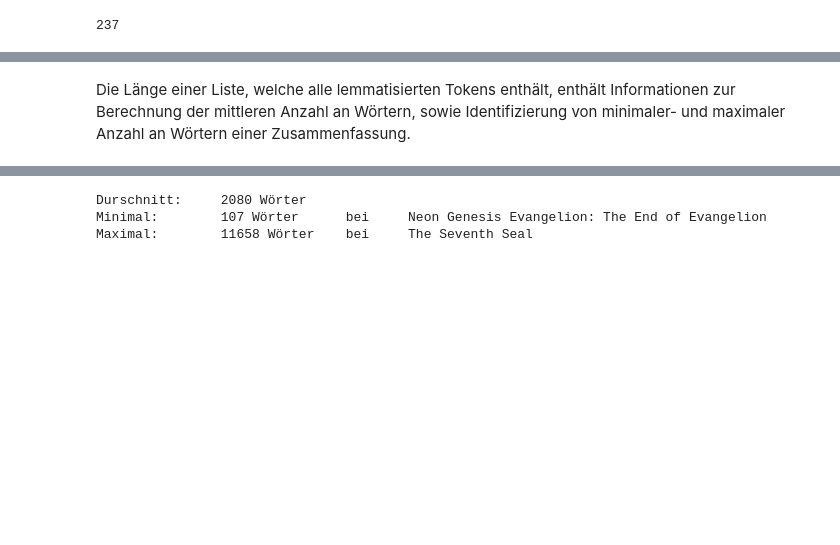
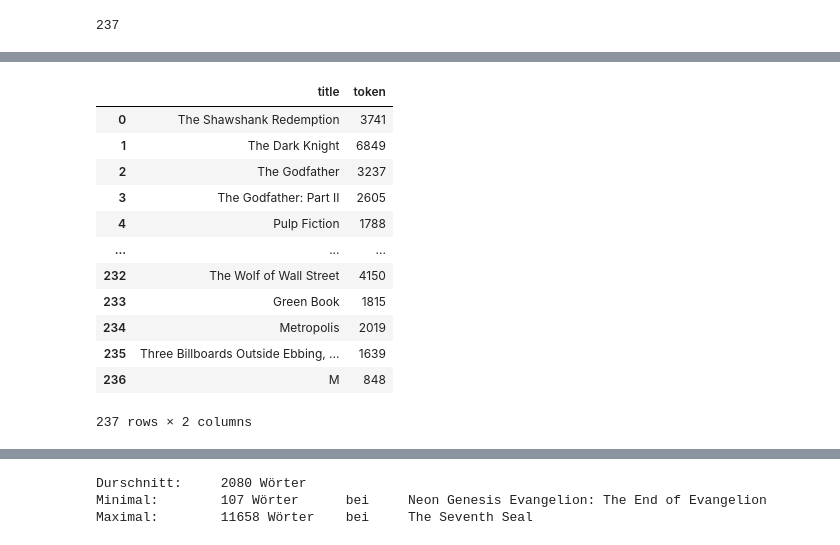
Before and after one commit to Schlagoo/nlp_project_sose20, a Jupyter notebook: code/3_nlp_preprocessing_schlaak_weise.ipynb, the cells around one changed output, grey strips where cells are left out. Saved outputs shown, nothing was run; the diff lists cells and outputs as text; code cells hidden in the pictures; blank space fills up the shorter version.

```diff
--- a/code/3_nlp_preprocessing_schlaak_weise.ipynb
+++ b/code/3_nlp_preprocessing_schlaak_weise.ipynb
@@ -81,5 +89,19 @@ for index, movie in data.iterrows():
     # Berechnen der Anzahl an Wörtern
     counters.append({'title': movie['title'], 'token': len([token.text for token in nlp(movie['synopsis']) if not token.is_punct])})
 total_number_words = pd.DataFrame(counters)
-# %% [markdown]
-Die Länge einer Liste, welche alle lemmatisierten Tokens enthält, enthält Informationen zur Berechnung der mittleren Anzahl an Wörtern, sowie Identifizierung von minimaler- und maximaler Anzahl an Wörtern einer Zusammenfassung.
+# %%
+total_number_words
+# %% [output]
+|  | title | token |
+| 0 | The Shawshank Redemption | 3741 |
+| 1 | The Dark Knight | 6849 |
+| 2 | The Godfather | 3237 |
+| 3 | The Godfather: Part II | 2605 |
+| 4 | Pulp Fiction | 1788 |
+| ... | ... | ... |
+| 232 | The Wolf of Wall Street | 4150 |
+| 233 | Green Book | 1815 |
+| 234 | Metropolis | 2019 |
+| 235 | Three Billboards Outside Ebbing, ... | 1639 |
+| 236 | M | 848 |
+237 rows × 2 columns
```
Also changed, not shown: parts of 34 cells of this notebook, 2 other files.
